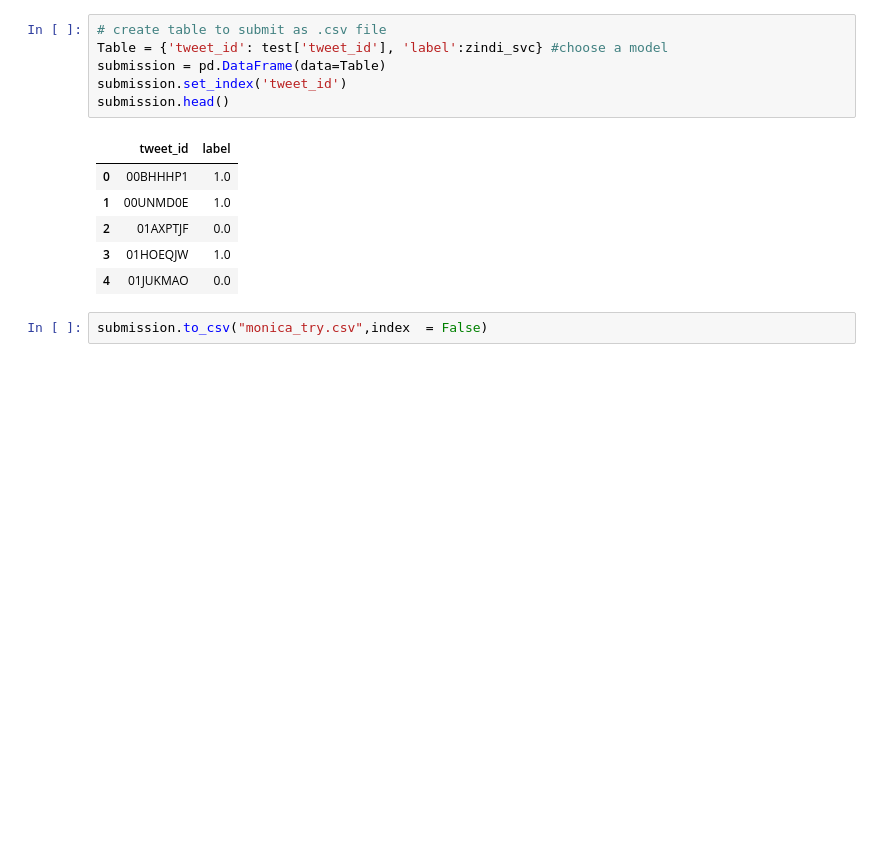
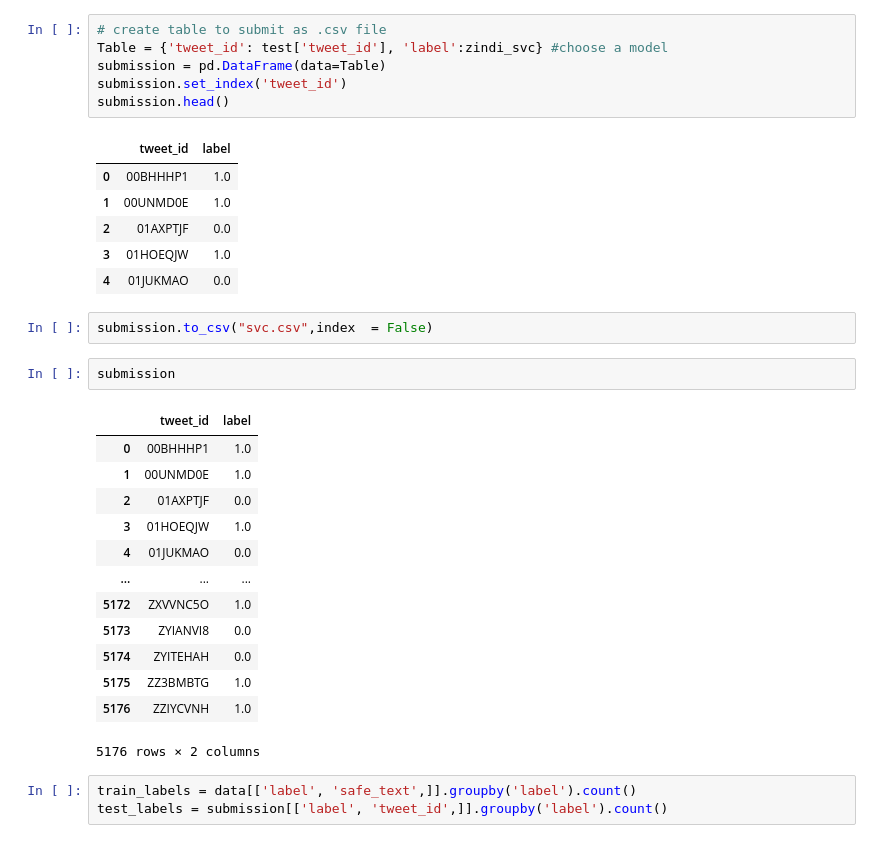
Before and after one commit to monicafar147/To-vaccinate-or-not-, a Jupyter notebook: main.ipynb, the cells around one changed output. Drawn from its saved outputs; the diff is of its cells as text; blank space fills up the shorter version.

```diff
--- a/main.ipynb
+++ b/main.ipynb
@@ -492,4 +510,23 @@ submission.head()
 | 3 | 01HOEQJW | 1.0 |
 | 4 | 01JUKMAO | 0.0 |
 # %%
-submission.to_csv("monica_try.csv",index  = False)
+submission.to_csv("svc.csv",index  = False)
+# %%
+submission
+# %% [output]
+|  | tweet_id | label |
+| 0 | 00BHHHP1 | 1.0 |
+| 1 | 00UNMD0E | 1.0 |
+| 2 | 01AXPTJF | 0.0 |
+| 3 | 01HOEQJW | 1.0 |
+| 4 | 01JUKMAO | 0.0 |
+| ... | ... | ... |
+| 5172 | ZXVVNC5O | 1.0 |
+| 5173 | ZYIANVI8 | 0.0 |
+| 5174 | ZYITEHAH | 0.0 |
+| 5175 | ZZ3BMBTG | 1.0 |
+| 5176 | ZZIYCVNH | 1.0 |
+5176 rows × 2 columns
+# %%
+train_labels = data[['label', 'safe_text',]].groupby('label').count()
+test_labels = submission[['label', 'tweet_id',]].groupby('label').count()
```
Also changed, not shown: parts of 17 cells of this notebook.
